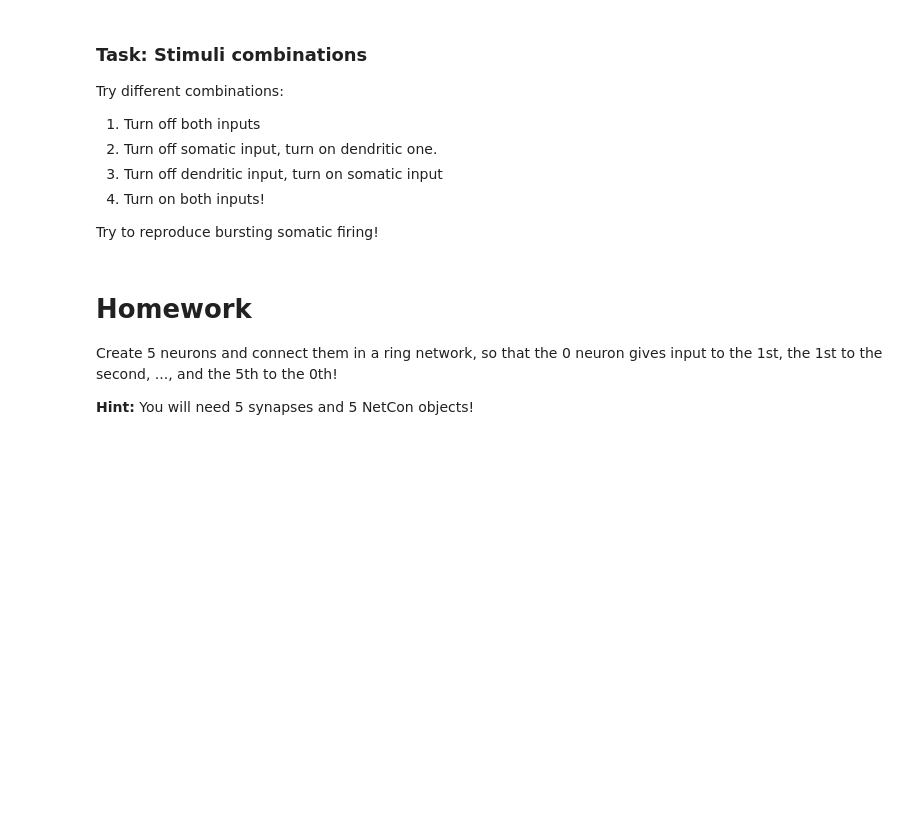
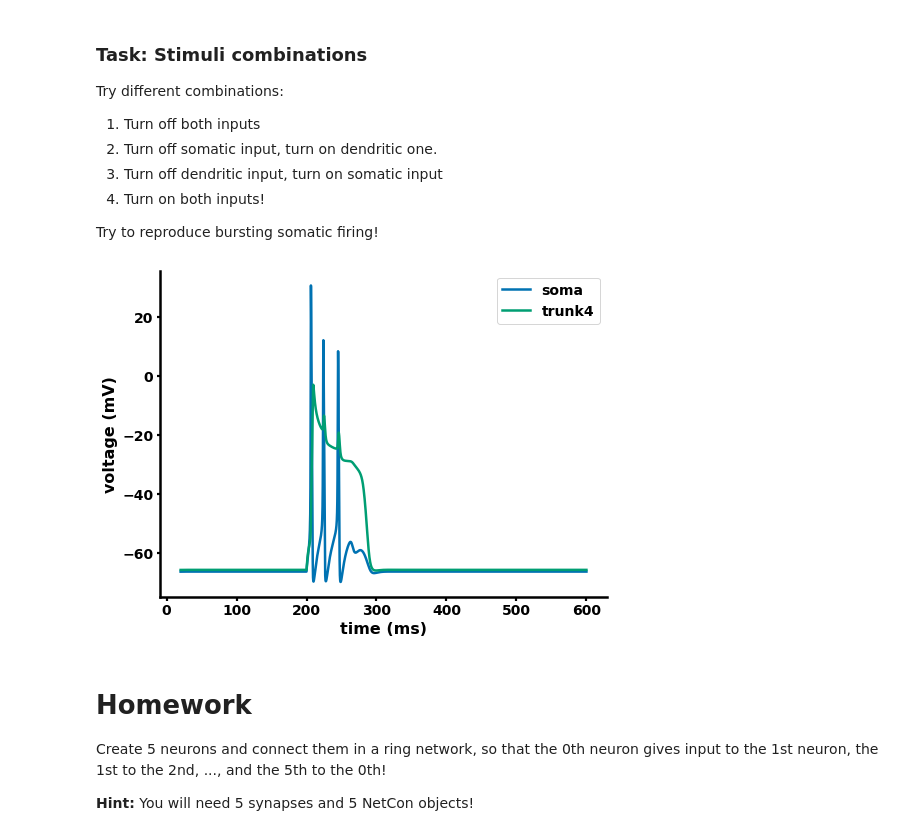
Before and after one commit to spirosChv/imbizo2022, a Jupyter notebook: exercises/exercise5.ipynb, the cells around one changed output. Saved outputs shown, nothing was run; the diff lists cells and outputs as text; code cells hidden in the pictures; blank space fills up the shorter version.

```diff
--- a/exercises/exercise5.ipynb
+++ b/exercises/exercise5.ipynb
@@ -330,33 +383,35 @@ Try different combinations:
 Try to reproduce bursting somatic firing!
 # %%
 # Stimuli combinations
-current_soma = 0.1  # @param {type:"number"}
+current_soma = 0.0  # @param {type:"number"}
 weight_syn = 0.001 # @param {type:"number"}
 ic.amp = current_soma
 nc.weight[0] = weight_syn
 ic.delay = 200  # ms
 
 # Run the simulation
 h.finitialize(vinit)
 h.continuerun(tstop)
 
 # Remove the first 20ms to avoid artifacts
 tremove = 20
 vsoma_vec.remove(0, int(tremove/h.dt))
 vtrunk4_vec.remove(0, int(tremove/h.dt))
 t_vec.remove(0, int(tremove/h.dt))
 
 plt.figure(figsize=(8, 6))
 plt.plot(t_vec, vsoma_vec, label='soma')
 plt.plot(t_vec, vtrunk4_vec, label='trunk4')
 plt.xlabel('time (ms)')
 plt.ylabel('voltage (mV)')
 plt.legend()
 plt.show()
+# %% [output]
+[figure, added]
 # %% [markdown]
 # Homework
 
-Create 5 neurons and connect them in a ring network, so that the 0 neuron gives input to the 1st, the 1st to the second, ..., and the 5th to the 0th!
+Create 5 neurons and connect them in a ring network, so that the 0th neuron gives input to the 1st neuron, the 1st to the 2nd, ..., and the 5th to the 0th!
 
 
 **Hint:** You will need 5 synapses and 5 NetCon objects!
```
Also changed, not shown: parts of 9 cells of this notebook.
